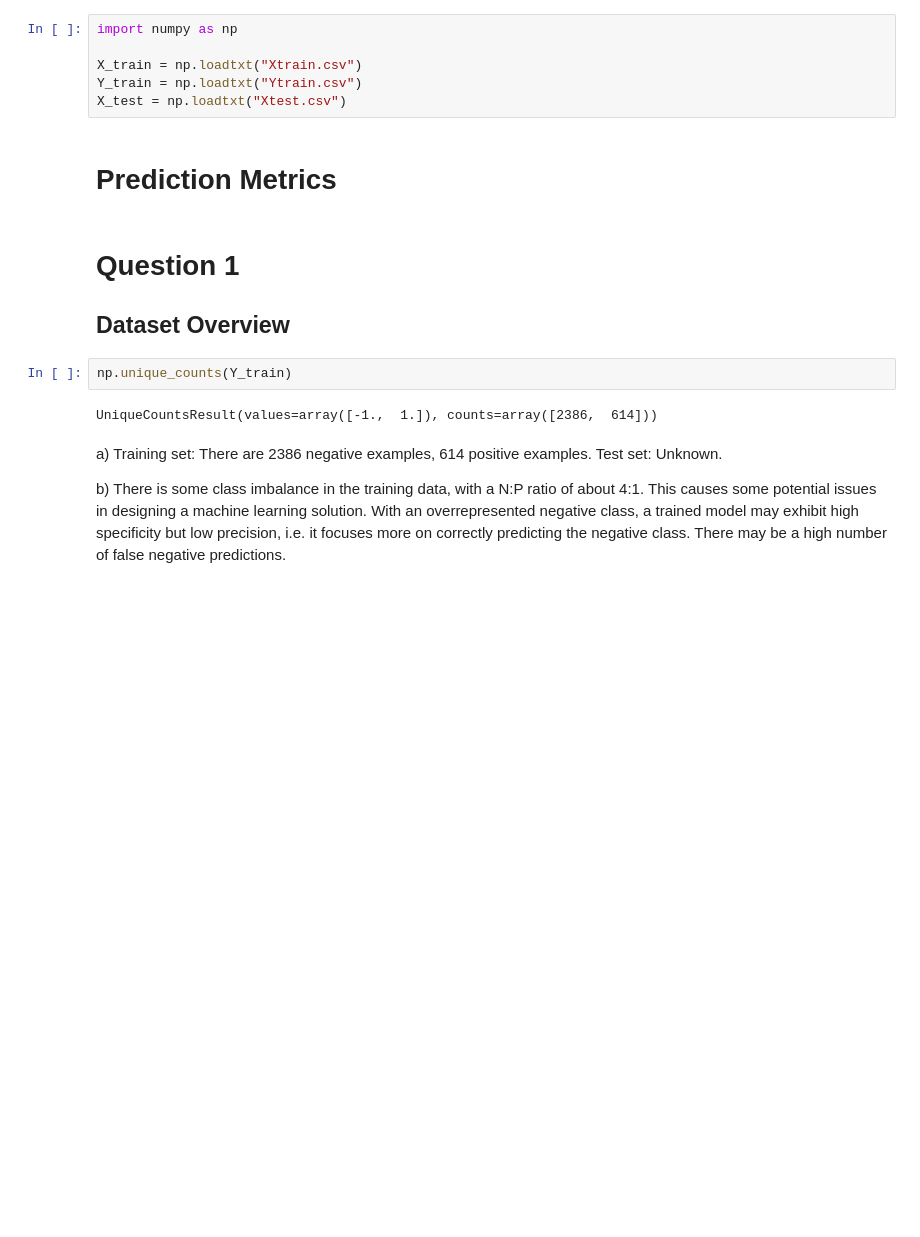
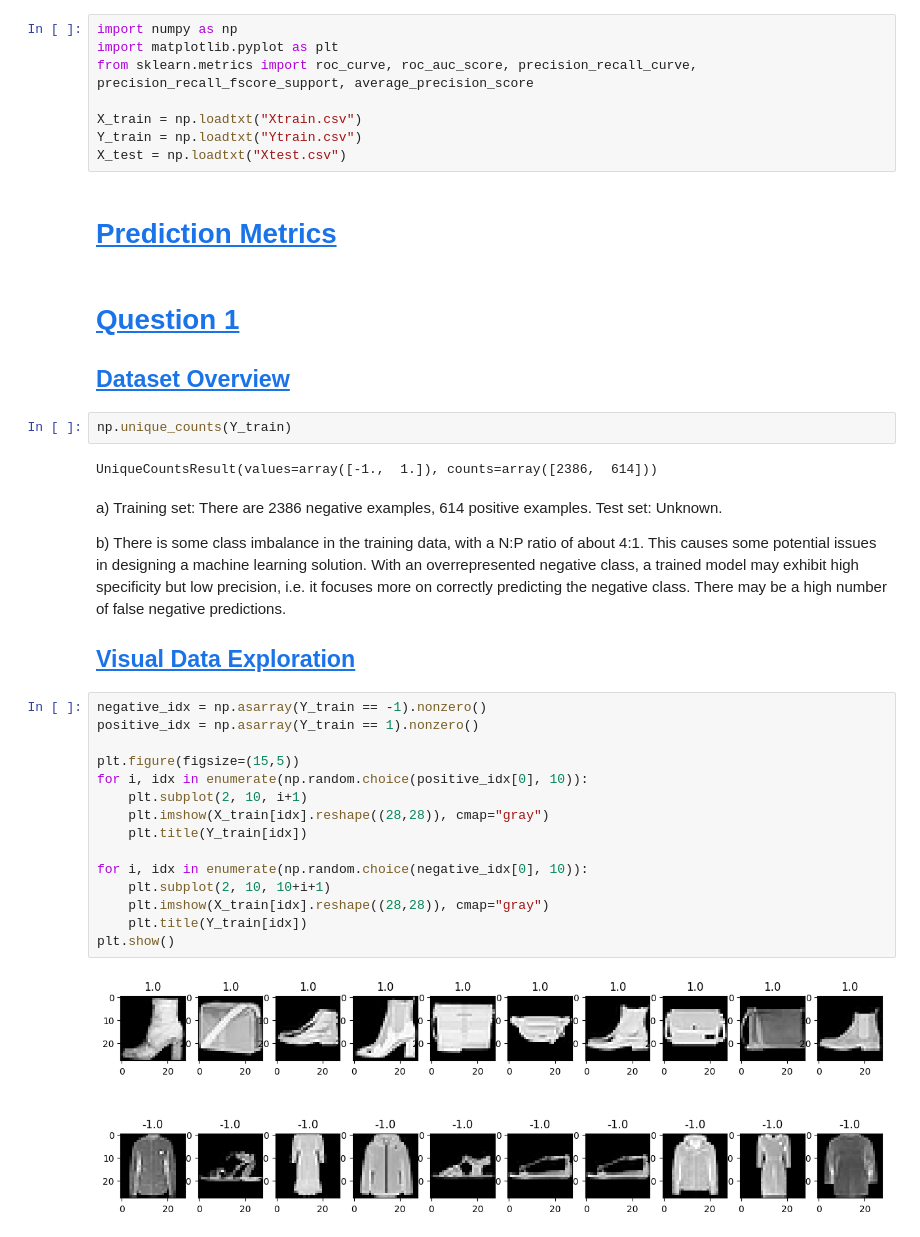
Before and after one commit to gblawrence03/CS909-materials, a Jupyter notebook: 2025/A1/assignment.ipynb, the cells around one changed output. Drawn from its saved outputs; the diff is of its cells as text; blank space fills up the shorter version.

Commit message:
complete questions 1 and 2 for assignment

```diff
--- a/2025/A1/assignment.ipynb
+++ b/2025/A1/assignment.ipynb
@@ -3,15 +25,17 @@
 # %%
 import numpy as np
+import matplotlib.pyplot as plt
+from sklearn.metrics import roc_curve, roc_auc_score, precision_recall_curve, precision_recall_fscore_support, average_precision_score
 
 X_train = np.loadtxt("Xtrain.csv")
 Y_train = np.loadtxt("Ytrain.csv")
 X_test = np.loadtxt("Xtest.csv")
 # %% [markdown]
-# Prediction Metrics
+# <a id='toc2_'></a>[Prediction Metrics](#toc0_)
 # %% [markdown]
-# Question 1
+# <a id='toc3_'></a>[Question 1](#toc0_)
 
-## Dataset Overview
+## <a id='toc3_1_'></a>[Dataset Overview](#toc0_)
 # %%
 np.unique_counts(Y_train)
 # %% [output]
@@ -20,3 +44,22 @@ UniqueCountsResult(values=array([-1.,  1.]), counts=array([2386,  614]))
 a) Training set: There are 2386 negative examples, 614 positive examples. Test set: Unknown.
 
 b) There is some class imbalance in the training data, with a N:P ratio of about 4:1. This causes some potential issues in designing a machine learning solution. With an overrepresented negative class, a trained model may exhibit high specificity but low precision, i.e. it focuses more on correctly predicting the negative class. There may be a high number of false negative predictions.
+
+## <a id='toc3_2_'></a>[Visual Data Exploration](#toc0_)
+# %%
+negative_idx = np.asarray(Y_train == -1).nonzero()
+positive_idx = np.asarray(Y_train == 1).nonzero()
+
+plt.figure(figsize=(15,5))
+for i, idx in enumerate(np.random.choice(positive_idx[0], 10)):
+    plt.subplot(2, 10, i+1)
+    plt.imshow(X_train[idx].reshape((28,28)), cmap="gray")
+    plt.title(Y_train[idx])
+
+for i, idx in enumerate(np.random.choice(negative_idx[0], 10)):
+    plt.subplot(2, 10, 10+i+1)
+    plt.imshow(X_train[idx].reshape((28,28)), cmap="gray")
+    plt.title(Y_train[idx])
+plt.show()
+# %% [output]
+[figure, added]
```
Also changed, not shown: parts of 14 cells of this notebook.
